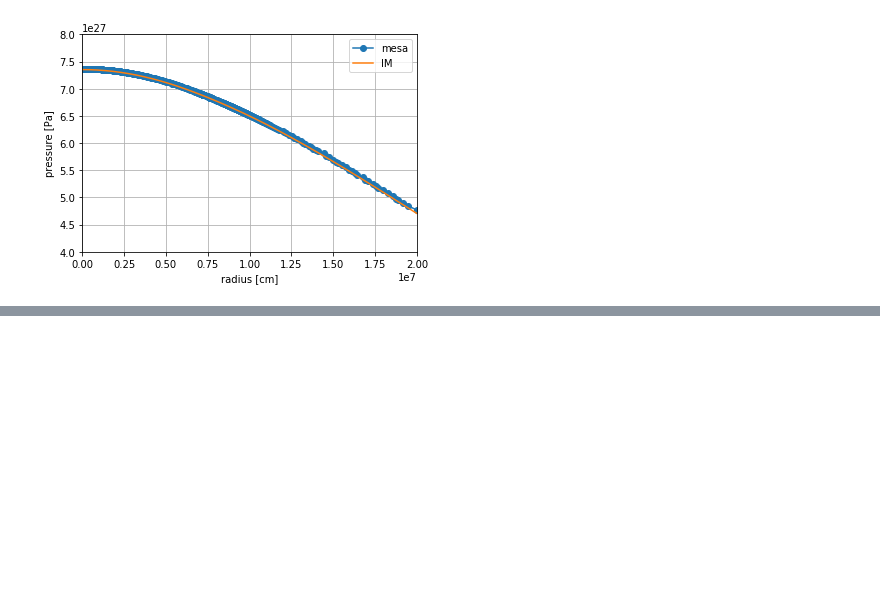
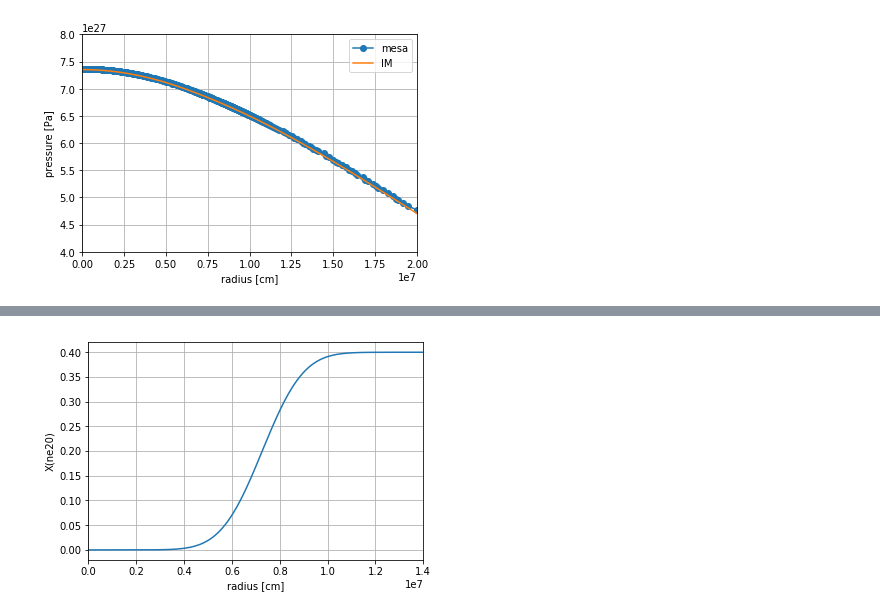
Before and after one commit to XinlongSBU/xinlong_file, a Jupyter notebook: initial-model_prepare/compare_initial-model_MESA.ipynb, the cells around one changed output, grey strips where cells are left out. Saved outputs shown, nothing was run; the diff lists cells and outputs as text; code cells hidden in the pictures; blank space fills up the shorter version.

```diff
--- a/initial-model_prepare/compare_initial-model_MESA.ipynb
+++ b/initial-model_prepare/compare_initial-model_MESA.ipynb
@@ -447,0 +399,8 @@ Name: mass, Length: 1901, dtype: float64
+# %%
+import random
+a = random.random()
+c = []
+for i in range(1901):
+    a = random.random()
+    c.append(a*1.5)
+df['redshift'] = c
@@ -447,0 +484,17 @@ Name: mass, Length: 1901, dtype: float64
+# %%
+element = 'ne20'
+
+y_axis = np.array(a[element])
+
+#plt.plot(radius*r_sun,y_axis,label='mesa')
+plt.plot(np.array(df['radius']),np.array(df[element]),label='IM')
+
+plt.xlabel("radius [cm]")
+plt.ylabel("X("+element+")")
+plt.xlim(0e6,14e6)
+#plt.xlim(7.2e6,8e6)
+plt.grid()
+#plt.legend()
+plt.show()
+# %% [output]
+[figure, added]
```
Also changed, not shown: parts of 28 cells of this notebook, 13 other files.
